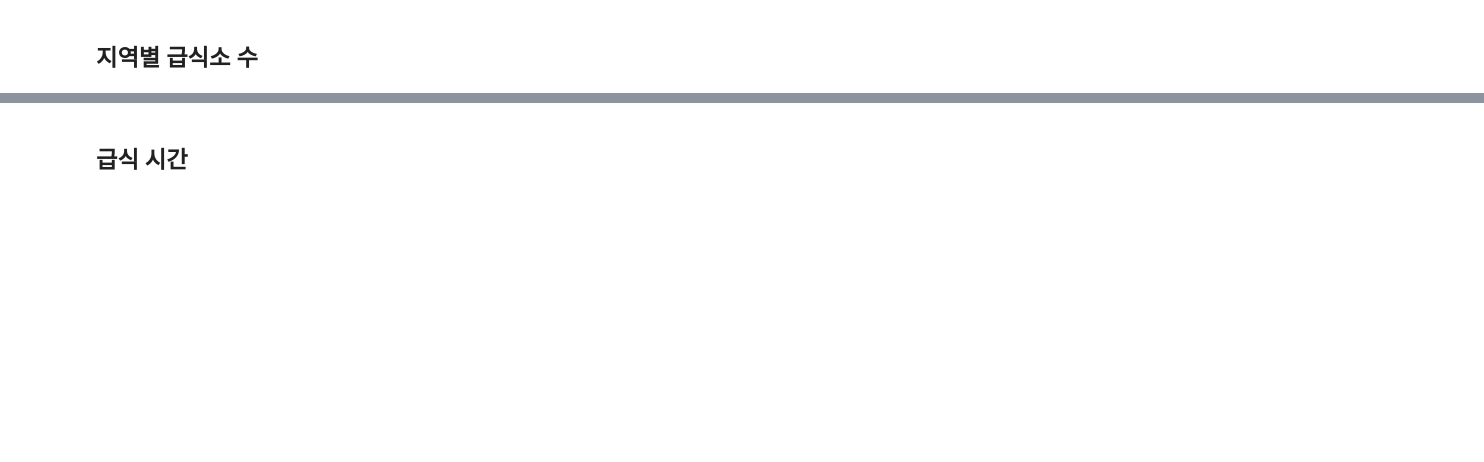
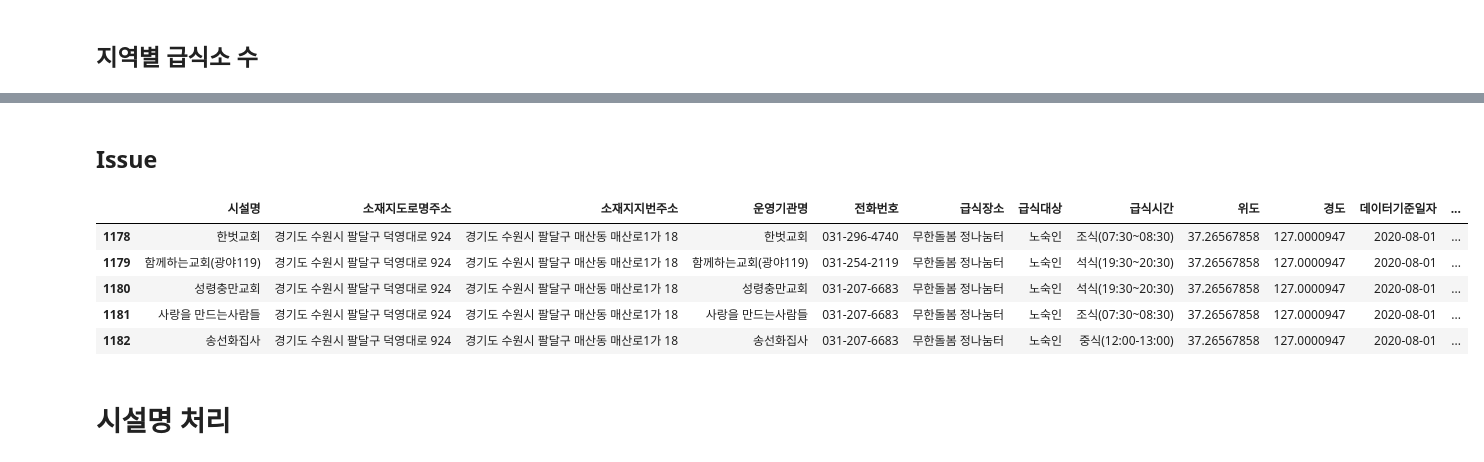
Before and after one commit to hana-dool/2102_JSproject, a Jupyter notebook: Preprocessinng.ipynb, the cells around one changed output, grey strips where cells are left out. Saved outputs shown, nothing was run; the diff lists cells and outputs as text; code cells hidden in the pictures; blank space fills up the shorter version.

```diff
--- a/Preprocessinng.ipynb
+++ b/Preprocessinng.ipynb
@@ -4,7 +4,10 @@
 import json
 import pandas as pd
 import numpy as np
-pd.set_option('display.max_rows', 600)
+import matplotlib.pyplot as plt
+
+pd.set_option('display.max_rows', 300)
+pd.set_option('display.width', 30)
 # %%
 with open('./전국무료급식소표준데이터 (1).json',encoding='UTF8') as f:
     data = json.load(f)
@@ -33,2 +15,0 @@ memory usage: 180.4+ KB
-# %%
-pd.set_option('display.width', 3000)
@@ -82,2 +128,16 @@ df
-# %% [markdown]
-## 급식 시간
+# %% [markdown]
+## Issue
+# %%
+# 미쳣나? 위도경도가 일치하는데 시설명이 다른경우가 존대함
+# 게다가 이경우 주소를 기준으로 통합시켜야될거같음
+# 아니 시설명이 또 송선화 집사는 뭐임?
+df[df['소재지도로명주소'] == '경기도 수원시 팔달구 덕영대로 924']
+# %% [output]
+|  | 시설명 | 소재지도로명주소 | 소재지지번주소 | 운영기관명 | 전화번호 | 급식장소 | 급식대상 | 급식시간 | 위도 | 경도 | 데이터기준일자 | ... |
+| 1178 | 한벗교회 | 경기도 수원시 팔달구 덕영대로 924 | 경기도 수원시 팔달구 매산동 매산로1가 18 | 한벗교회 | 031-296-4740 | 무한돌봄 정나눔터 | 노숙인 | 조식(07:30~08:30) | 37.26567858 | 127.0000947 | 2020-08-01 | ... |
+| 1179 | 함께하는교회(광야119) | 경기도 수원시 팔달구 덕영대로 924 | 경기도 수원시 팔달구 매산동 매산로1가 18 | 함께하는교회(광야119) | 031-254-2119 | 무한돌봄 정나눔터 | 노숙인 | 석식(19:30~20:30) | 37.26567858 | 127.0000947 | 2020-08-01 | ... |
+| 1180 | 성령충만교회 | 경기도 수원시 팔달구 덕영대로 924 | 경기도 수원시 팔달구 매산동 매산로1가 18 | 성령충만교회 | 031-207-6683 | 무한돌봄 정나눔터 | 노숙인 | 석식(19:30~20:30) | 37.26567858 | 127.0000947 | 2020-08-01 | ... |
+| 1181 | 사랑을 만드는사람들 | 경기도 수원시 팔달구 덕영대로 924 | 경기도 수원시 팔달구 매산동 매산로1가 18 | 사랑을 만드는사람들 | 031-207-6683 | 무한돌봄 정나눔터 | 노숙인 | 조식(07:30~08:30) | 37.26567858 | 127.0000947 | 2020-08-01 | ... |
+| 1182 | 송선화집사 | 경기도 수원시 팔달구 덕영대로 924 | 경기도 수원시 팔달구 매산동 매산로1가 18 | 송선화집사 | 031-207-6683 | 무한돌봄 정나눔터 | 노숙인 | 중식(12:00-13:00) | 37.26567858 | 127.0000947 | 2020-08-01 | ... |
+# %% [markdown]
+# 시설명 처리
```
Also changed, not shown: parts of 45 cells of this notebook.
